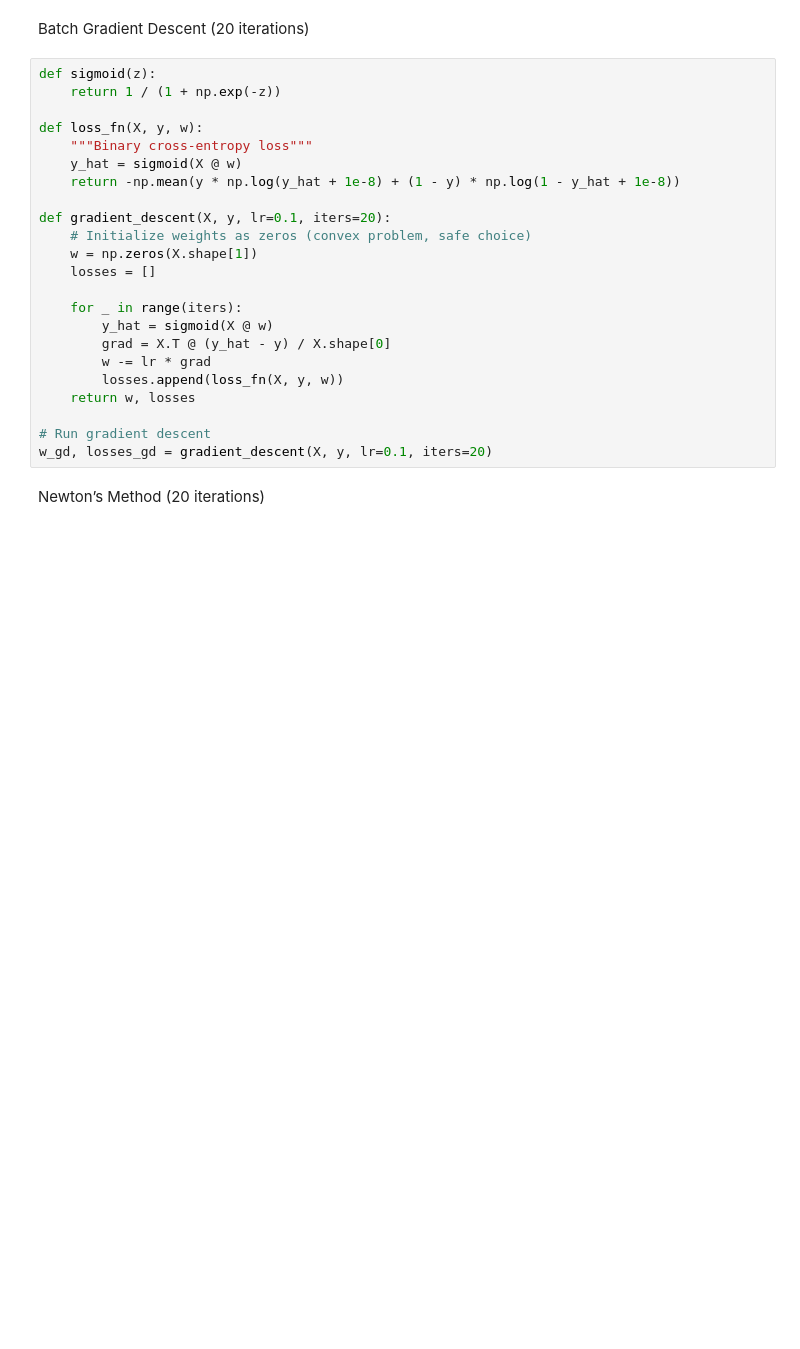
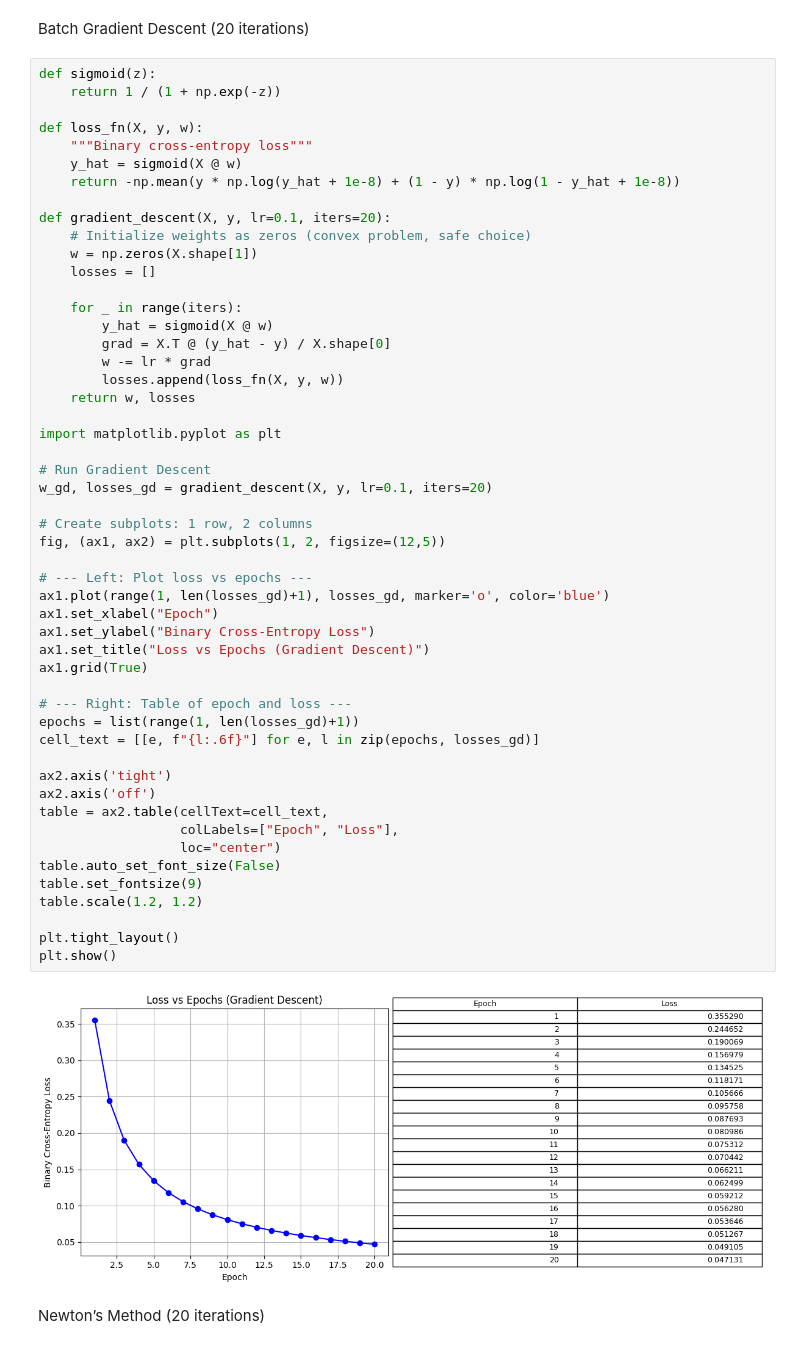
Before and after one commit to Dulavinya/Pattern_Recognition, a Jupyter notebook: Assignment_2.ipynb, the cells around one changed output. Drawn from its saved outputs; the diff is of its cells as text; blank space fills up the shorter version.

```diff
--- a/Assignment_2.ipynb
+++ b/Assignment_2.ipynb
@@ -214,26 +276,56 @@ Batch Gradient Descent (20 iterations)
 # %%
 def sigmoid(z):
     return 1 / (1 + np.exp(-z))
 
 def loss_fn(X, y, w):
     """Binary cross-entropy loss"""
     y_hat = sigmoid(X @ w)
     return -np.mean(y * np.log(y_hat + 1e-8) + (1 - y) * np.log(1 - y_hat + 1e-8))
 
 def gradient_descent(X, y, lr=0.1, iters=20):
     # Initialize weights as zeros (convex problem, safe choice)
     w = np.zeros(X.shape[1])
     losses = []
 
     for _ in range(iters):
         y_hat = sigmoid(X @ w)
         grad = X.T @ (y_hat - y) / X.shape[0]
         w -= lr * grad
         losses.append(loss_fn(X, y, w))
     return w, losses
 
-# Run gradient descent
+import matplotlib.pyplot as plt
+
+# Run Gradient Descent
 w_gd, losses_gd = gradient_descent(X, y, lr=0.1, iters=20)
+
+# Create subplots: 1 row, 2 columns
+fig, (ax1, ax2) = plt.subplots(1, 2, figsize=(12,5))
+
+# --- Left: Plot loss vs epochs ---
+ax1.plot(range(1, len(losses_gd)+1), losses_gd, marker='o', color='blue')
+ax1.set_xlabel("Epoch")
+ax1.set_ylabel("Binary Cross-Entropy Loss")
+ax1.set_title("Loss vs Epochs (Gradient Descent)")
+ax1.grid(True)
+
+# --- Right: Table of epoch and loss ---
+epochs = list(range(1, len(losses_gd)+1))
+cell_text = [[e, f"{l:.6f}"] for e, l in zip(epochs, losses_gd)]
+
+ax2.axis('tight')
+ax2.axis('off')
+table = ax2.table(cellText=cell_text,
+                  colLabels=["Epoch", "Loss"],
+                  loc="center")
+table.auto_set_font_size(False)
+table.set_fontsize(9)
+table.scale(1.2, 1.2)
+
+plt.tight_layout()
+plt.show()
+# %% [output]
+[figure, added]
 # %% [markdown]
 Newton’s Method (20 iterations)
 # %%
```
Also changed, not shown: parts of 4 cells of this notebook.
